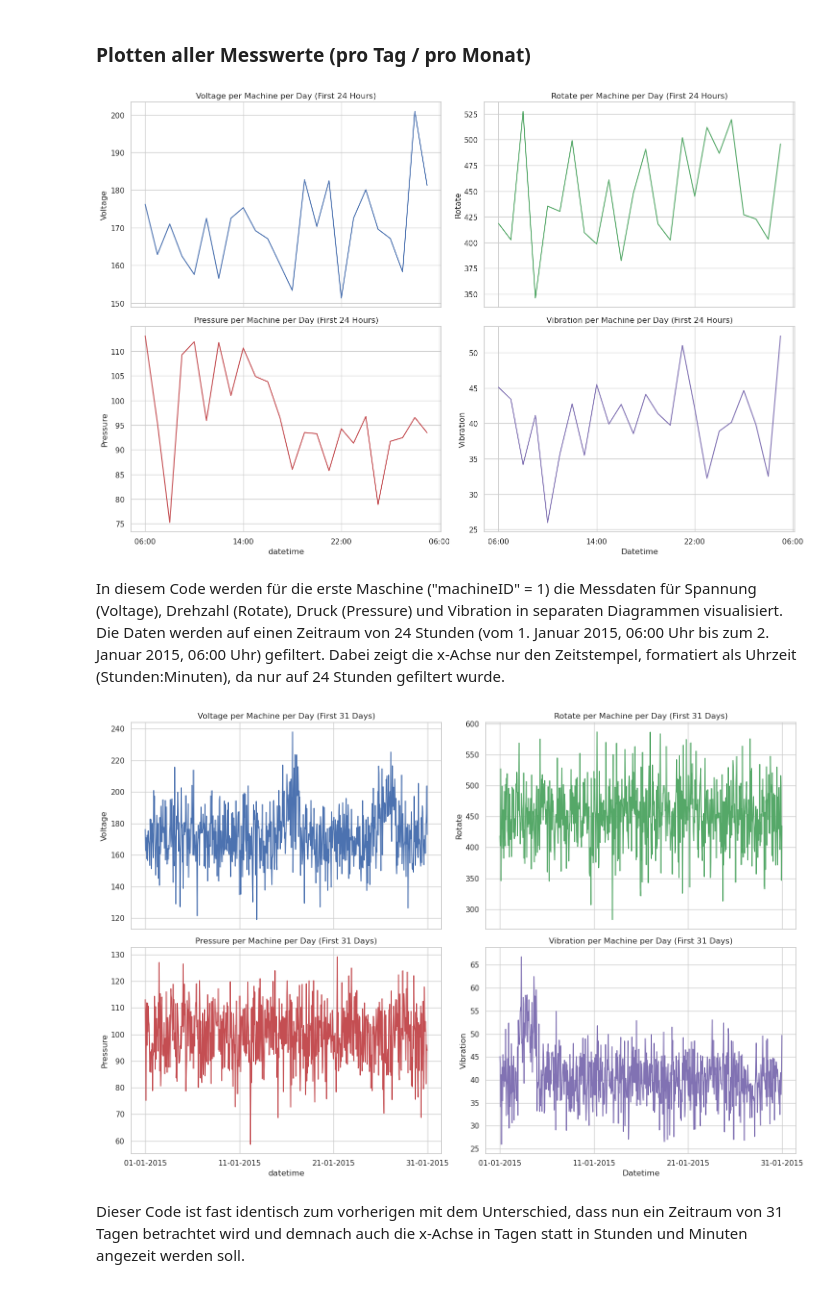
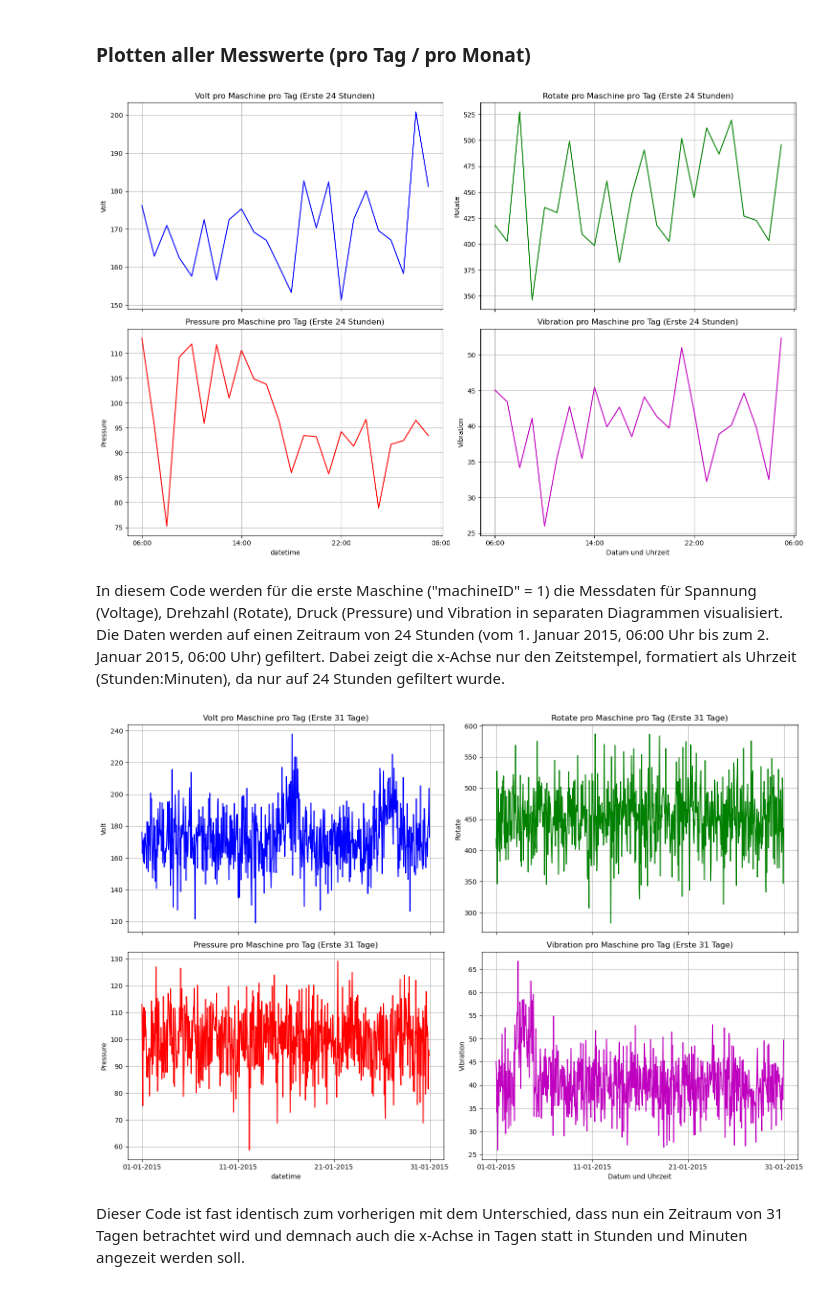
Before and after one commit to EnzoZacharias/DPM_Azure_Predictive_Maintenance, a Jupyter notebook: DPM_Hausarbeit_Sagemueller_Zacharias.ipynb, the cells around one changed output. Drawn from its saved outputs; the diff is of its cells as text; code cells hidden in the pictures.

```diff
--- a/DPM_Hausarbeit_Sagemueller_Zacharias.ipynb
+++ b/DPM_Hausarbeit_Sagemueller_Zacharias.ipynb
@@ -162,104 +217,106 @@ Es werden nun die einzelnen Spalten mit ihren zugehörigen Datentypen angezeigt.
 # %% [markdown]
 ### Plotten aller Messwerte (pro Tag / pro Monat)
 # %%
-import matplotlib.pyplot as plt
-import seaborn as sns
-from matplotlib.dates import DateFormatter
-
+# Definiert das Datumsformat für die x-Achse als Stunden und Minuten
 date_format = DateFormatter("%H:%M")
 
-# Filtern der Daten für die ersten 24 Stunden
+# Filtert die Daten für den Zeitraum der ersten 24 Stunden und für 'machineID' gleich 1
 df_filtered = df[(df['datetime'] >= '2015-01-01 06:00:00') & (df['datetime'] < '2015-01-02 06:00:00') & (df['machineID'] == 1)]
-df_filtered['datetime'] = pd.to_datetime(df_filtered['datetime'])
+df_filtered['datetime'] = pd.to_datetime(df_filtered['datetime'])  # Konvertiert die 'datetime'-Spalte in datetime-Objekte
 
+# Erstellt ein 2x2 Subplot mit einer Gesamtgröße von 15x10 Zoll und geteilter x-Achse
 fig, axs = plt.subplots(2, 2, figsize=(15, 10), sharex=True)
 
-# Plot für Spannung (voltage)
+# Plot für Spannung (volt) auf dem ersten Subplot
 sns.lineplot(x='datetime', y='volt', data=df_filtered, ax=axs[0, 0], color='b')
-axs[0, 0].set_title('Voltage per Machine per Day (First 24 Hours)')
-axs[0, 0].set_ylabel('Voltage')
+axs[0, 0].set_title('Volt pro Maschine pro Tag (Erste 24 Stunden)')
+axs[0, 0].set_ylabel('Volt')
 axs[0, 0].grid(True)
 
-# Plot für Drehzahl (rotate)
+# Plot für Drehzahl (rotate) auf dem zweiten Subplot
 sns.lineplot(x='datetime', y='rotate', data=df_filtered, ax=axs[0, 1], color='g')
-axs[0, 1].set_title('Rotate per Machine per Day (First 24 Hours)')
+axs[0, 1].set_title('Rotate pro Maschine pro Tag (Erste 24 Stunden)')
 axs[0, 1].set_ylabel('Rotate')
 axs[0, 1].grid(True)
 
-# Plot für Druck (pressure)
+# Plot für Druck (pressure) auf dem dritten Subplot
 sns.lineplot(x='datetime', y='pressure', data=df_filtered, ax=axs[1, 0], color='r')
-axs[1, 0].set_title('Pressure per Machine per Day (First 24 Hours)')
+axs[1, 0].set_title('Pressure pro Maschine pro Tag (Erste 24 Stunden)')
 axs[1, 0].set_ylabel('Pressure')
 axs[1, 0].grid(True)
 
-# Plot für Vibration (vibration)
+# Plot für Vibration (vibration) auf dem vierten Subplot
 sns.lineplot(x='datetime', y='vibration', data=df_filtered, ax=axs[1, 1], color='m')
-axs[1, 1].set_title('Vibration per Machine per Day (First 24 Hours)')
+axs[1, 1].set_title('Vibration pro Maschine pro Tag (Erste 24 Stunden)')
 axs[1, 1].set_ylabel('Vibration')
-axs[1, 1].set_xlabel('Datetime')
+axs[1, 1].set_xlabel('Datum und Uhrzeit')
 axs[1, 1].grid(True)
 
-# Formatieren der x-Achse, um nur die Stunden anzuzeigen
+# Formatieren der x-Achse, um nur Stunden und Minuten anzuzeigen und xticks zu setzen
 for ax in axs.flat:
     ax.xaxis.set_major_formatter(date_format)
-    # Setzen der xticks auf vier Zeitpunkte
-    xticks = pd.date_range(start='2015-01-01 06:00:00', end='2015-01-02 06:00:00', periods=4)
+    xticks = pd.date_range(start='2015-01-01 06:00:00', end='2015-01-02 06:00:00', periods=4)  # Erzeugt 4 xticks
     ax.set_xticks(xticks)
     ax.set_xticklabels(xticks.strftime('%H:%M'))
 
+# Optimiert das Layout und zeigt das Diagramm an
 plt.tight_layout()
 plt.show()
 # %% [output]
-[figure, old version]
+[figure, new version]
 # %% [markdown]
 In diesem Code werden für die erste Maschine ("machineID" = 1) die Messdaten für Spannung (Voltage), Drehzahl (Rotate), Druck (Pressure) und Vibration in separaten Diagrammen visualisiert. Die Daten werden auf einen Zeitraum von 24 Stunden (vom 1. Januar 2015, 06:00 Uhr bis zum 2. Januar 2015, 06:00 Uhr) gefiltert. Dabei zeigt die x-Achse nur den Zeitstempel, formatiert als Uhrzeit (Stunden:Minuten), da nur auf 24 Stunden gefiltert wurde.
 # %%
+# Importiert den DateFormatter von matplotlib, um das Datumsformat für die x-Achse festzulegen
 from matplotlib.dates import DateFormatter
 
+# Definiert das Datumsformat als Tag-Monat-Jahr
 date_format = DateFormatter("%d-%m-%Y")
 
-# Filtern der Daten für die ersten 31 Tage
+# Filtert die Daten für den Zeitraum der ersten 31 Tage und für 'machineID' gleich 1
 df_filtered = df[(df['datetime'] >= '2015-01-01 06:00:00') & (df['datetime'] < '2015-01-31 23:59:00') & (df['machineID'] == 1)]
-df_filtered['datetime'] = pd.to_datetime(df_filtered['datetime'])
+df_filtered['datetime'] = pd.to_datetime(df_filtered['datetime'])  # Konvertiert die 'datetime'-Spalte in datetime-Objekte
+
+# Erstellt ein 2x2 Subplot mit einer Gesamtgröße von 15x10 Zoll und geteilter x-Achse
 fig, axs = plt.subplots(2, 2, figsize=(15, 10), sharex=True)
 
-# Plot für Spannung (voltage)
+# Plot für Spannung (volt) auf dem ersten Subplot
 sns.lineplot(x='datetime', y='volt', data=df_filtered, ax=axs[0, 0], color='b')
-axs[0, 0].set_title('Voltage per Machine per Day (First 31 Days)')
-axs[0, 0].set_ylabel('Voltage')
+axs[0, 0].set_title('Volt pro Maschine pro Tag (Erste 31 Tage)')
+axs[0, 0].set_ylabel('Volt')
 axs[0, 0].grid(True)
 
-# Plot für Drehzahl (rotate)
+# Plot für Drehzahl (rotate) auf dem zweiten Subplot
 sns.lineplot(x='datetime', y='rotate', data=df_filtered, ax=axs[0, 1], color='g')
-axs[0, 1].set_title('Rotate per Machine per Day (First 31 Days)')
+axs[0, 1].set_title('Rotate pro Maschine pro Tag (Erste 31 Tage)')
 axs[0, 1].set_ylabel('Rotate')
 axs[0, 1].grid(True)
 
-# Plot für Druck (pressure)
+# Plot für Druck (pressure) auf dem dritten Subplot
 sns.lineplot(x='datetime', y='pressure', data=df_filtered, ax=axs[1, 0], color='r')
-axs[1, 0].set_title('Pressure per Machine per Day (First 31 Days)')
+axs[1, 0].set_title('Pressure pro Maschine pro Tag (Erste 31 Tage)')
 axs[1, 0].set_ylabel('Pressure')
 axs[1, 0].grid(True)
 
-# Plot für Vibration (vibration)
+# Plot für Vibration (vibration) auf dem vierten Subplot
 sns.lineplot(x='datetime', y='vibration', data=df_filtered, ax=axs[1, 1], color='m')
-axs[1, 1].set_title('Vibration per Machine per Day (First 31 Days)')
+axs[1, 1].set_title('Vibration pro Maschine pro Tag (Erste 31 Tage)')
 axs[1, 1].set_ylabel('Vibration')
-axs[1, 1].set_xlabel('Datetime')
+axs[1, 1].set_xlabel('Datum und Uhrzeit')
 axs[1, 1].grid(True)
 
-# Formatieren der x-Achse, um nur die Tage anzuzeigen
+# Formatieren der x-Achse, um nur das Datum anzuzeigen und xticks auf vier Zeitpunkte zu setzen
 for ax in axs.flat:
     ax.xaxis.set_major_formatter(date_format)
-    # Setzen der xticks auf vier Zeitpunkte
-    xticks = pd.date_range(start='2015-01-01 06:00:00', end='2015-01-31 23:59:00', periods=4)
+    xticks = pd.date_range(start='2015-01-01 06:00:00', end='2015-01-31 23:59:00', periods=4)  # Erzeugt 4 xticks
     ax.set_xticks(xticks)
     ax.set_xticklabels(xticks.strftime('%d-%m-%Y'))
 
+# Optimiert das Layout und zeigt das Diagramm an
 plt.tight_layout()
 plt.show()
 # %% [output]
-[figure, old version]
+[figure, new version]
 # %% [markdown]
 Dieser Code ist fast identisch zum vorherigen mit dem Unterschied, dass nun ein Zeitraum von 31 Tagen betrachtet wird und demnach auch die x-Achse in Tagen statt in Stunden und Minuten angezeit werden soll.
 # %% [markdown]
```
Also changed, not shown: parts of 118 cells of this notebook.
